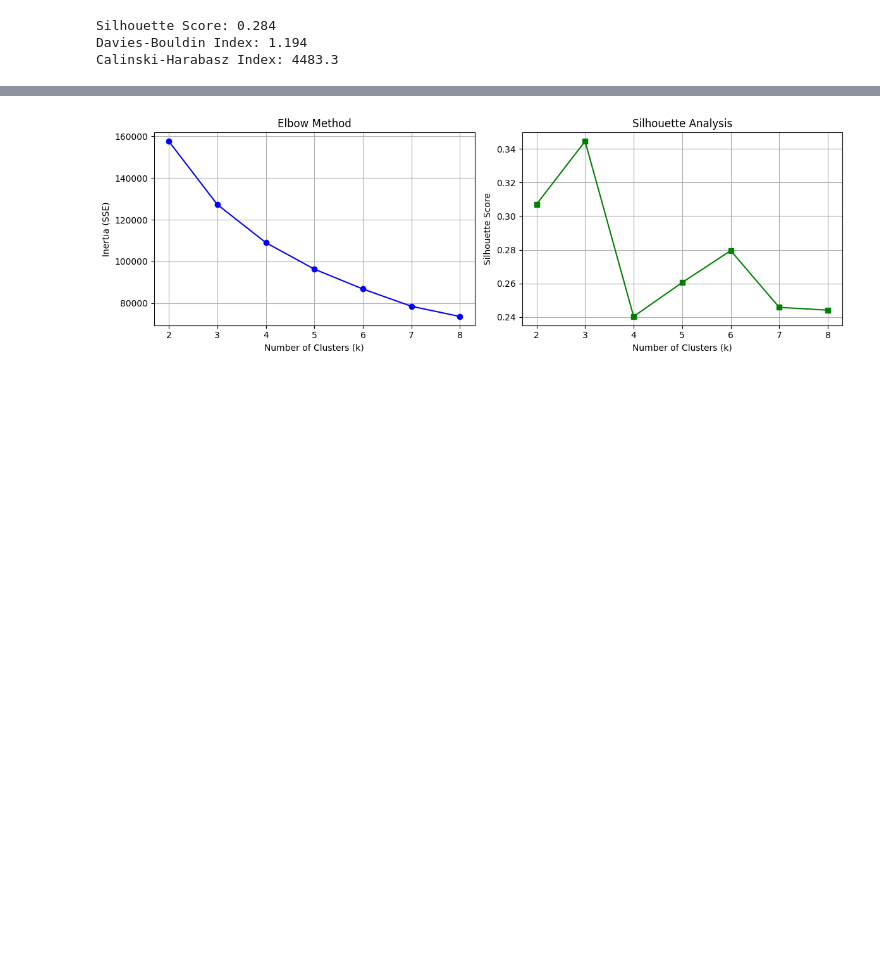
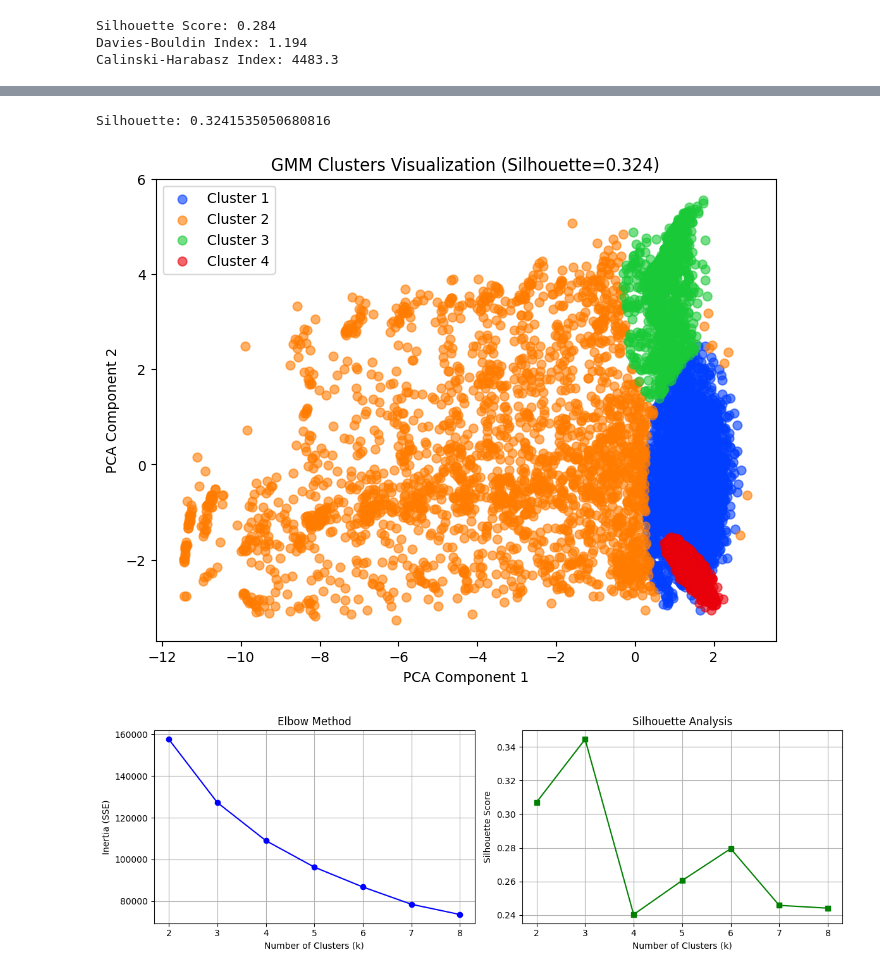
Before and after one commit to zeyad-mohvme-d/Machine-Learning, a Jupyter notebook: Notebook/Customer.ipynb, the cells around one changed output, grey strips where cells are left out. Cells and saved outputs as stored; diff of their text form; code cells hidden in the pictures; blank space fills up the shorter version.

```diff
--- a/Notebook/Customer.ipynb
+++ b/Notebook/Customer.ipynb
@@ -335,0 +401,15 @@ Calinski-Harabasz Index: 4483.3
+# %%
+import numpy as np
+
+bic_scores = []
+aic_scores = []
+ks = range(1, 8)
+
+for k in ks:
+    gmm = GaussianMixture(n_components=k, random_state=42)
+    gmm.fit(X_pca)
+    bic_scores.append(gmm.bic(X_pca))
+    aic_scores.append(gmm.aic(X_pca))
+
+for k, bic, aic in zip(ks, bic_scores, aic_scores):
+    print(f"k={k} | BIC={bic:.0f} | AIC={aic:.0f}")
@@ -336,3 +424,34 @@ Calinski-Harabasz Index: 4483.3
+# %%
+from sklearn.metrics import silhouette_score
+sil = silhouette_score(X_pca, gmm_labels)
+print("Silhouette:", sil)
+# %% [output]
+Silhouette: 0.3241535050680816
+# %%
+import matplotlib.pyplot as plt
+import seaborn as sns
+import numpy as np
+
+# labels و probabilities من GMM
+# X_pca هو ناتج PCA
+
+plt.figure(figsize=(8,6))
+
+# استخدم لون لكل cluster
+palette = sns.color_palette("bright", np.unique(gmm_labels).max()+1)
+
+for i, color in enumerate(palette):
+    cluster_points = X_pca[gmm_labels == i]
+    plt.scatter(cluster_points[:, 0], cluster_points[:, 1],
+                s=40, color=color, alpha=0.6, label=f"Cluster {i+1}")
+
+plt.title(f"GMM Clusters Visualization (Silhouette={sil:.3f})")
+plt.xlabel("PCA Component 1")
+plt.ylabel("PCA Component 2")
+plt.legend()
+plt.show()
+# %% [output]
+[figure, added]
 # %%
 kmeans.predict()
 # %%
```
Also changed, not shown: parts of 5 cells of this notebook.
